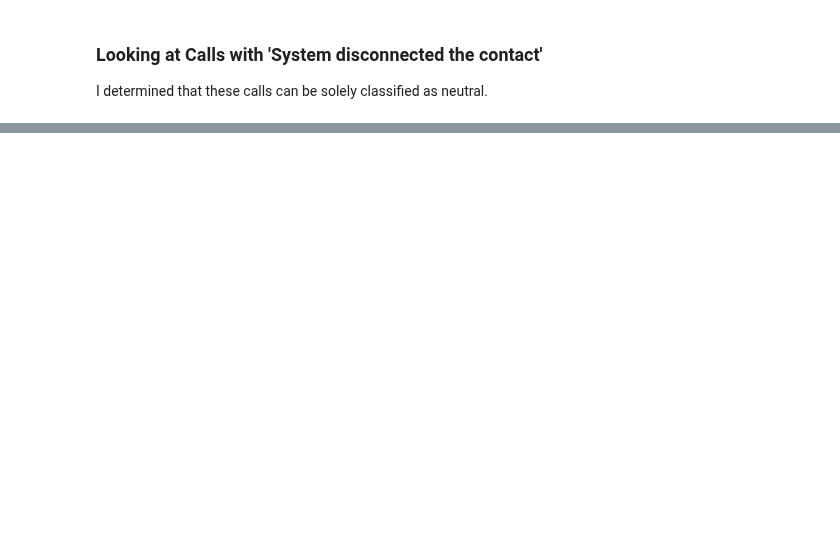
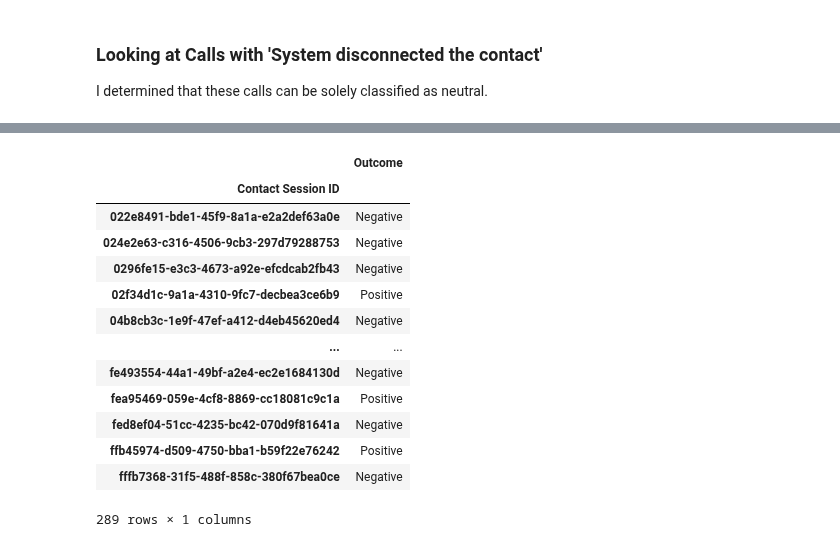
Before and after one commit to arvindkrishna87/STAT390_LegalAid_Fall2025, a Jupyter notebook: Code/Call outcome analysis/Outcome_Classification_22Oct_Derwent.ipynb, the cells around one changed output, grey strips where cells are left out. Cells and saved outputs as stored; diff of their text form; code cells hidden in the pictures; blank space fills up the shorter version.

```diff
--- a/Code/Call outcome analysis/Outcome_Classification_22Oct_Derwent.ipynb
+++ b/Code/Call outcome analysis/Outcome_Classification_22Oct_Derwent.ipynb
@@ -386,0 +342,22 @@ filtered_journeys[filtered_journeys['Contact Session ID']== "fdc56f2f-75b9-4642-
+# %%
+# Group by session and collect all applicable tags
+session_flags = df_house.groupby('Contact Session ID').agg({
+    'is_positive': 'max',  # True if any row in session is positive
+    'is_neutral': 'max',   # True if any row is neutral
+    'is_negative': 'max',  # True if any row is negative
+})
+
+# Create a list of outcomes for each session
+def collect_outcomes(row):
+    outcomes = []
+    if row['is_positive']:
+        outcomes.append('Positive')
+    if row['is_neutral']:
+        outcomes.append('Neutral')
+    if row['is_negative']:
+        outcomes.append('Negative')
+    if not outcomes:
+        outcomes.append('Negative')
+    return ', '.join(outcomes)
+
+session_flags['Outcome'] = session_flags.apply(collect_outcomes, axis=1)
@@ -386,0 +378,24 @@ filtered_journeys[filtered_journeys['Contact Session ID']== "fdc56f2f-75b9-4642-
+# %%
+counts = df_house.groupby("Contact Session ID")['Outcome'].nth(1)
+counts = pd.DataFrame(counts)
+# neg = counts[0]/sum(counts)
+# pos = counts[1]/sum(counts)
+# print(counts)
+# print("Negative:", neg)
+# print("Positive:", pos)
+counts
+# %% [output]
+|  | Outcome |
+| Contact Session ID |  |
+| 022e8491-bde1-45f9-8a1a-e2a2def63a0e | Negative |
+| 024e2e63-c316-4506-9cb3-297d79288753 | Negative |
+| 0296fe15-e3c3-4673-a92e-efcdcab2fb43 | Negative |
+| 02f34d1c-9a1a-4310-9fc7-decbea3ce6b9 | Positive |
+| 04b8cb3c-1e9f-47ef-a412-d4eb45620ed4 | Negative |
+| ... | ... |
+| fe493554-44a1-49bf-a2e4-ec2e1684130d | Negative |
+| fea95469-059e-4cf8-8869-cc18081c9c1a | Positive |
+| fed8ef04-51cc-4235-bc42-070d9f81641a | Negative |
+| ffb45974-d509-4750-bba1-b59f22e76242 | Positive |
+| fffb7368-31f5-488f-858c-380f67bea0ce | Negative |
+289 rows × 1 columns
```
Also changed, not shown: parts of 45 cells of this notebook.
